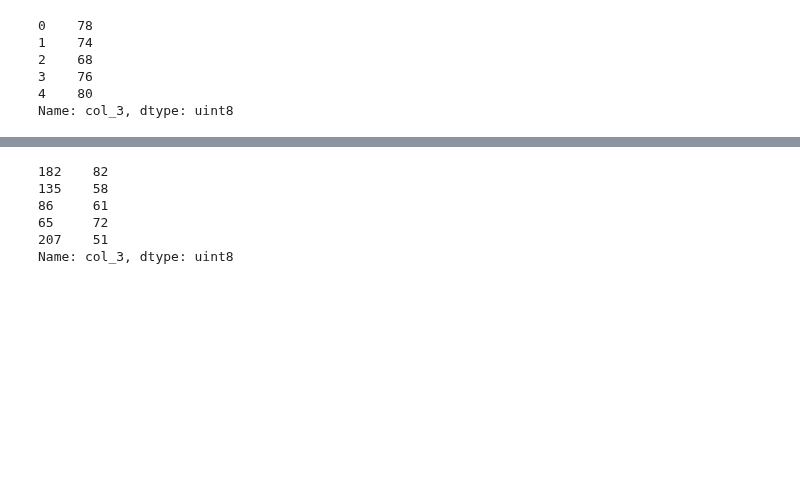
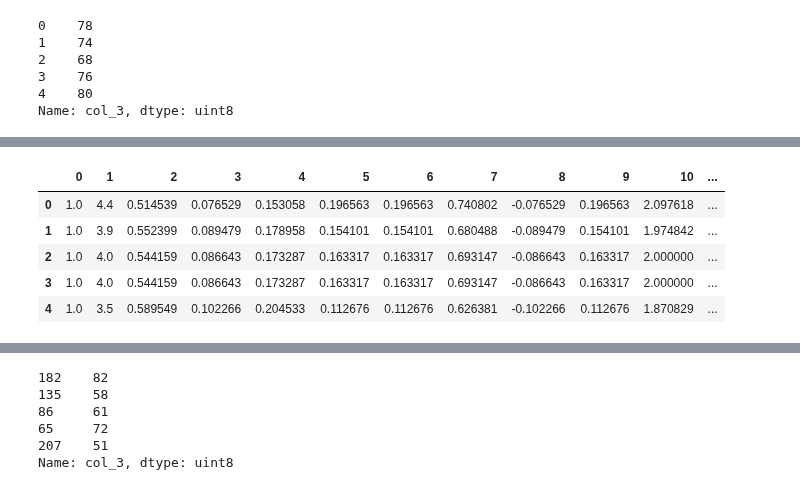
Before and after one commit to suleymangzy/SymbolicRegressionWhitGeneticPrograming, a Jupyter notebook: GeyserSR-GP.ipynb, the cells around one changed output, grey strips where cells are left out. Drawn from its saved outputs; the diff is of its cells as text; code cells hidden in the pictures; blank space fills up the shorter version.

```diff
--- a/GeyserSR-GP.ipynb
+++ b/GeyserSR-GP.ipynb
@@ -46,8 +68,15 @@ Name: col_3, dtype: uint8
 # %%
-# X_transformed = transformer.transform(X)
-# X = np.hstack((X, X_transformed))
-# X = pd.DataFrame(X)
-# X.head()
+X_transformed = transformer.transform(X)
+X = np.hstack((X, X_transformed))
+X = pd.DataFrame(X)
+X.head()
+# %% [output]
+|  | 0 | 1 | 2 | 3 | 4 | 5 | 6 | 7 | 8 | 9 | 10 | ... |
+| 0 | 1.0 | 4.4 | 0.514539 | 0.076529 | 0.153058 | 0.196563 | 0.196563 | 0.740802 | -0.076529 | 0.196563 | 2.097618 | ... |
+| 1 | 1.0 | 3.9 | 0.552399 | 0.089479 | 0.178958 | 0.154101 | 0.154101 | 0.680488 | -0.089479 | 0.154101 | 1.974842 | ... |
+| 2 | 1.0 | 4.0 | 0.544159 | 0.086643 | 0.173287 | 0.163317 | 0.163317 | 0.693147 | -0.086643 | 0.163317 | 2.000000 | ... |
+| 3 | 1.0 | 4.0 | 0.544159 | 0.086643 | 0.173287 | 0.163317 | 0.163317 | 0.693147 | -0.086643 | 0.163317 | 2.000000 | ... |
+| 4 | 1.0 | 3.5 | 0.589549 | 0.102266 | 0.204533 | 0.112676 | 0.112676 | 0.626381 | -0.102266 | 0.112676 | 1.870829 | ... |
 # %%
 X_train, X_test, y_train, y_test = train_test_split(X, y, test_size=0.3, random_state=42)
 # %%
```
Also changed, not shown: parts of 7 cells of this notebook, 4 other files.
